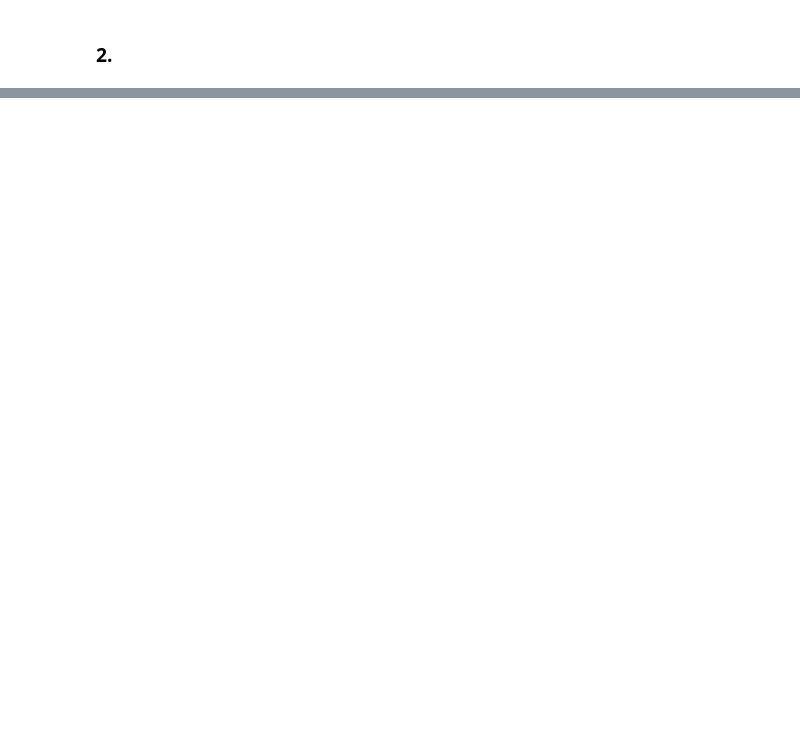
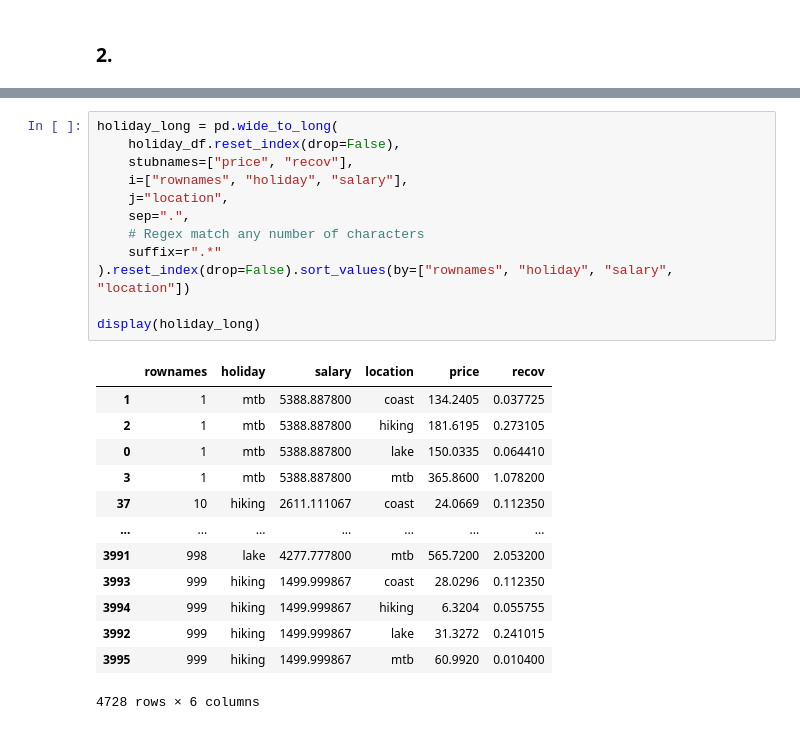
Before and after one commit to data-stepper/latex-university-shit, a Jupyter notebook: Abgaben/Empirical Evaluation of Market Outcomes/Assignment 2.ipynb, the cells around one changed output, grey strips where cells are left out. Drawn from its saved outputs; the diff is of its cells as text; blank space fills up the shorter version.

```diff
--- a/Abgaben/Empirical Evaluation of Market Outcomes/Assignment 2.ipynb
+++ b/Abgaben/Empirical Evaluation of Market Outcomes/Assignment 2.ipynb
@@ -192,0 +272,26 @@ odict_keys([None])
+# %%
+holiday_long = pd.wide_to_long(
+    holiday_df.reset_index(drop=False),
+    stubnames=["price", "recov"],
+    i=["rownames", "holiday", "salary"],
+    j="location",
+    sep=".",
+    # Regex match any number of characters
+    suffix=r".*"
+).reset_index(drop=False).sort_values(by=["rownames", "holiday", "salary", "location"])
+
+display(holiday_long)
+# %% [output]
+|  | rownames | holiday | salary | location | price | recov |
+| 1 | 1 | mtb | 5388.887800 | coast | 134.2405 | 0.037725 |
+| 2 | 1 | mtb | 5388.887800 | hiking | 181.6195 | 0.273105 |
+| 0 | 1 | mtb | 5388.887800 | lake | 150.0335 | 0.064410 |
+| 3 | 1 | mtb | 5388.887800 | mtb | 365.8600 | 1.078200 |
+| 37 | 10 | hiking | 2611.111067 | coast | 24.0669 | 0.112350 |
+| ... | ... | ... | ... | ... | ... | ... |
+| 3991 | 998 | lake | 4277.777800 | mtb | 565.7200 | 2.053200 |
+| 3993 | 999 | hiking | 1499.999867 | coast | 28.0296 | 0.112350 |
+| 3994 | 999 | hiking | 1499.999867 | hiking | 6.3204 | 0.055755 |
+| 3992 | 999 | hiking | 1499.999867 | lake | 31.3272 | 0.241015 |
+| 3995 | 999 | hiking | 1499.999867 | mtb | 60.9920 | 0.010400 |
+4728 rows × 6 columns
```
Also changed, not shown: parts of 14 cells of this notebook, 2 other files.
